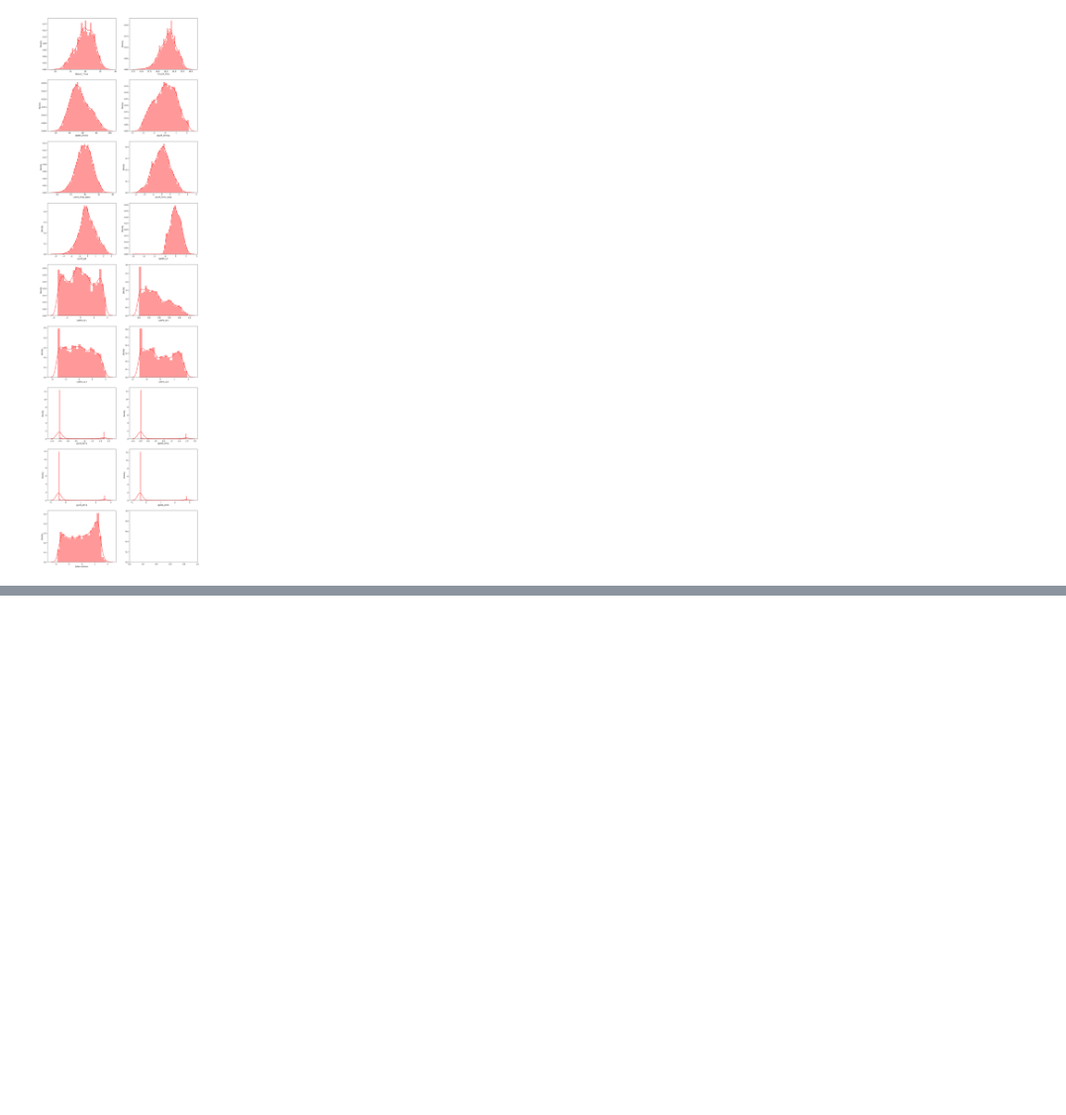
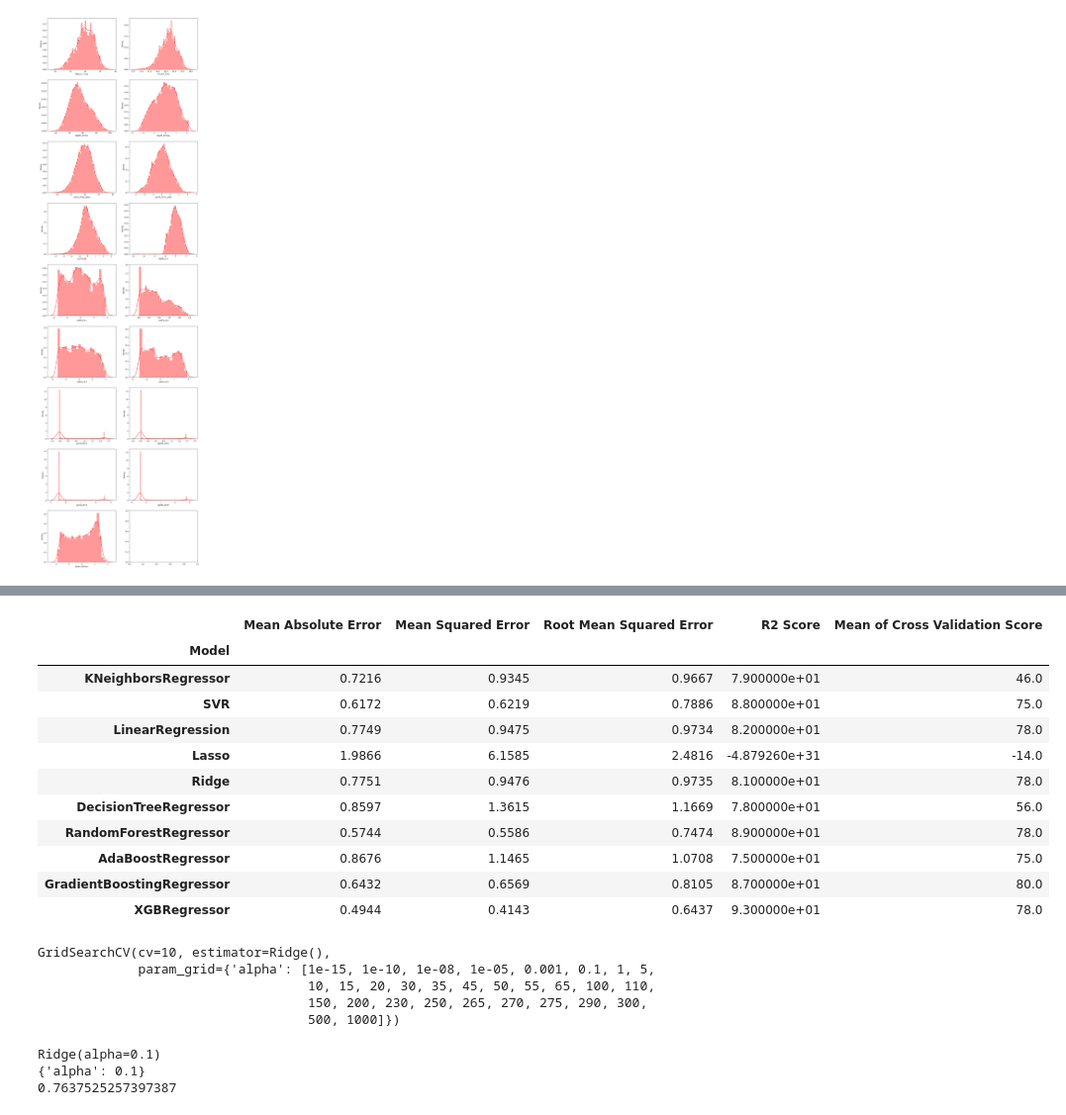
Before and after one commit to jaydip1235/Temperature-Forecast, a Jupyter notebook: temp-forecast.ipynb, the cells around one changed output, grey strips where cells are left out. Shown at 99% size. Saved outputs shown, nothing was run; the diff lists cells and outputs as text; code cells hidden in the pictures; blank space fills up the shorter version.

```diff
--- a/temp-forecast.ipynb
+++ b/temp-forecast.ipynb
@@ -335,0 +473,5 @@ x=pd.DataFrame(xd,columns=x.columns)
+# %%
+param_grid={'alpha':[1e-15,1e-10,1e-8,1e-5,1e-3,0.1,1,5,10,15,20,30,35,45,50,55,65,100,110,150,1000]}
+m1=GridSearchCV(Lasso(),param_grid,scoring='neg_mean_squared_error',cv=10)
+m1.fit(x,ymin)
+print(m1.best_params_)
@@ -335,0 +480,3 @@ x=pd.DataFrame(xd,columns=x.columns)
+# %%
+m1=Lasso(alpha=0.001)
+m1.fit(x,ymin)
@@ -335,0 +511,17 @@ x=pd.DataFrame(xd,columns=x.columns)
+# %%
+xlasso=x.drop('station',axis=1)
+# %%
+createmodels(models,xlasso,ymin,names)
+# %% [output]
+|  | Mean Absolute Error | Mean Squared Error | Root Mean Squared Error | R2 Score | Mean of Cross Validation Score |
+| Model |  |  |  |  |  |
+| KNeighborsRegressor | 0.7216 | 0.9345 | 0.9667 | 7.900000e+01 | 46.0 |
+| SVR | 0.6172 | 0.6219 | 0.7886 | 8.800000e+01 | 75.0 |
+| LinearRegression | 0.7749 | 0.9475 | 0.9734 | 8.200000e+01 | 78.0 |
+| Lasso | 1.9866 | 6.1585 | 2.4816 | -4.879260e+31 | -14.0 |
+| Ridge | 0.7751 | 0.9476 | 0.9735 | 8.100000e+01 | 78.0 |
+| DecisionTreeRegressor | 0.8597 | 1.3615 | 1.1669 | 7.800000e+01 | 56.0 |
+| RandomForestRegressor | 0.5744 | 0.5586 | 0.7474 | 8.900000e+01 | 78.0 |
+| AdaBoostRegressor | 0.8676 | 1.1465 | 1.0708 | 7.500000e+01 | 75.0 |
+| GradientBoostingRegressor | 0.6432 | 0.6569 | 0.8105 | 8.700000e+01 | 80.0 |
+| XGBRegressor | 0.4944 | 0.4143 | 0.6437 | 9.300000e+01 | 78.0 |
@@ -335,0 +535,16 @@ x=pd.DataFrame(xd,columns=x.columns)
+# %%
+g.fit(xtrain_max,ytrain_max)
+# %% [output]
+GridSearchCV(cv=10, estimator=Ridge(),
+             param_grid={'alpha': [1e-15, 1e-10, 1e-08, 1e-05, 0.001, 0.1, 1, 5,
+                                   10, 15, 20, 30, 35, 45, 50, 55, 65, 100, 110,
+                                   150, 200, 230, 250, 265, 270, 275, 290, 300,
+                                   500, 1000]})
+# %%
+print(g.best_estimator_)
+print(g.best_params_)
+print(g.best_score_)
+# %% [output]
+Ridge(alpha=0.1)
+{'alpha': 0.1}
+0.7637525257397387
```
Also changed, not shown: parts of 45 cells of this notebook.
